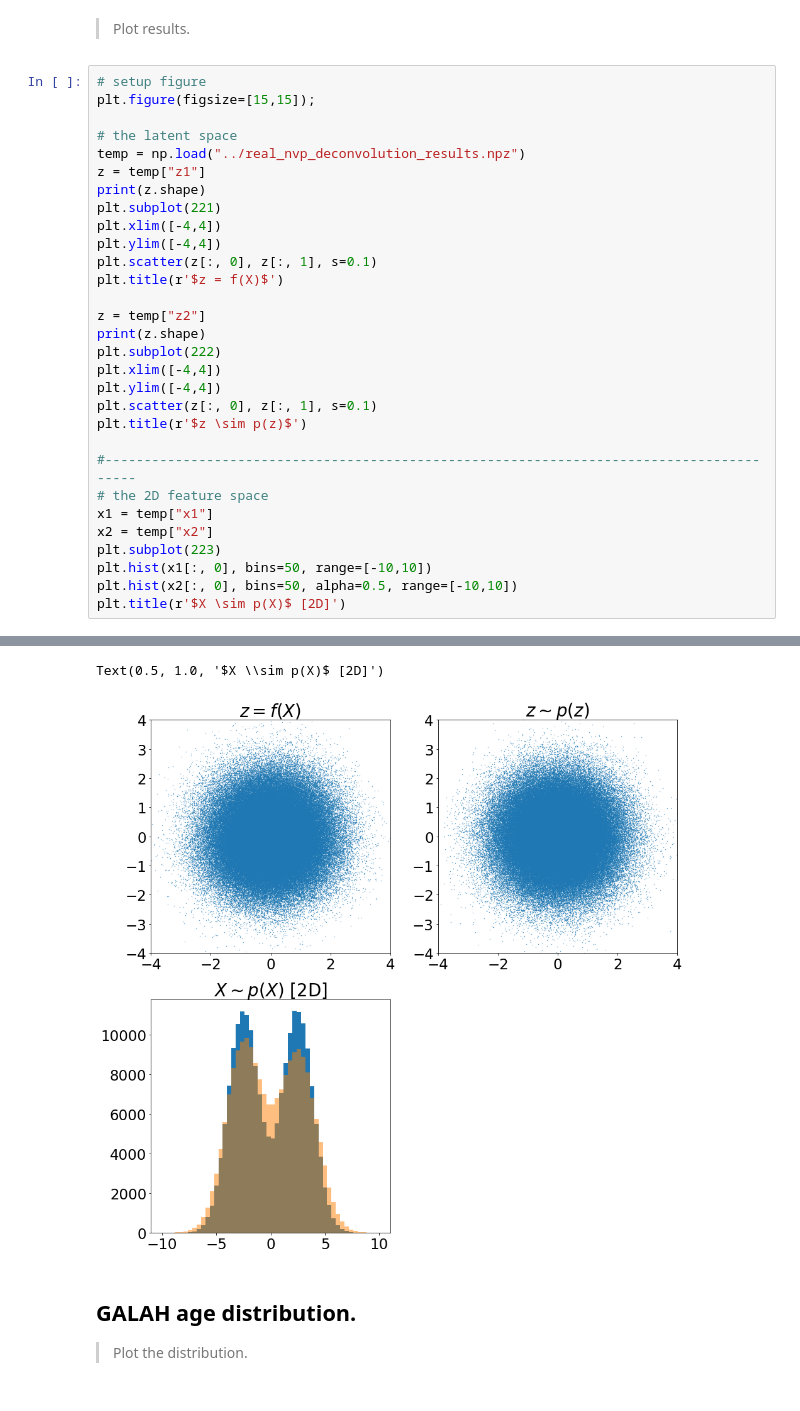
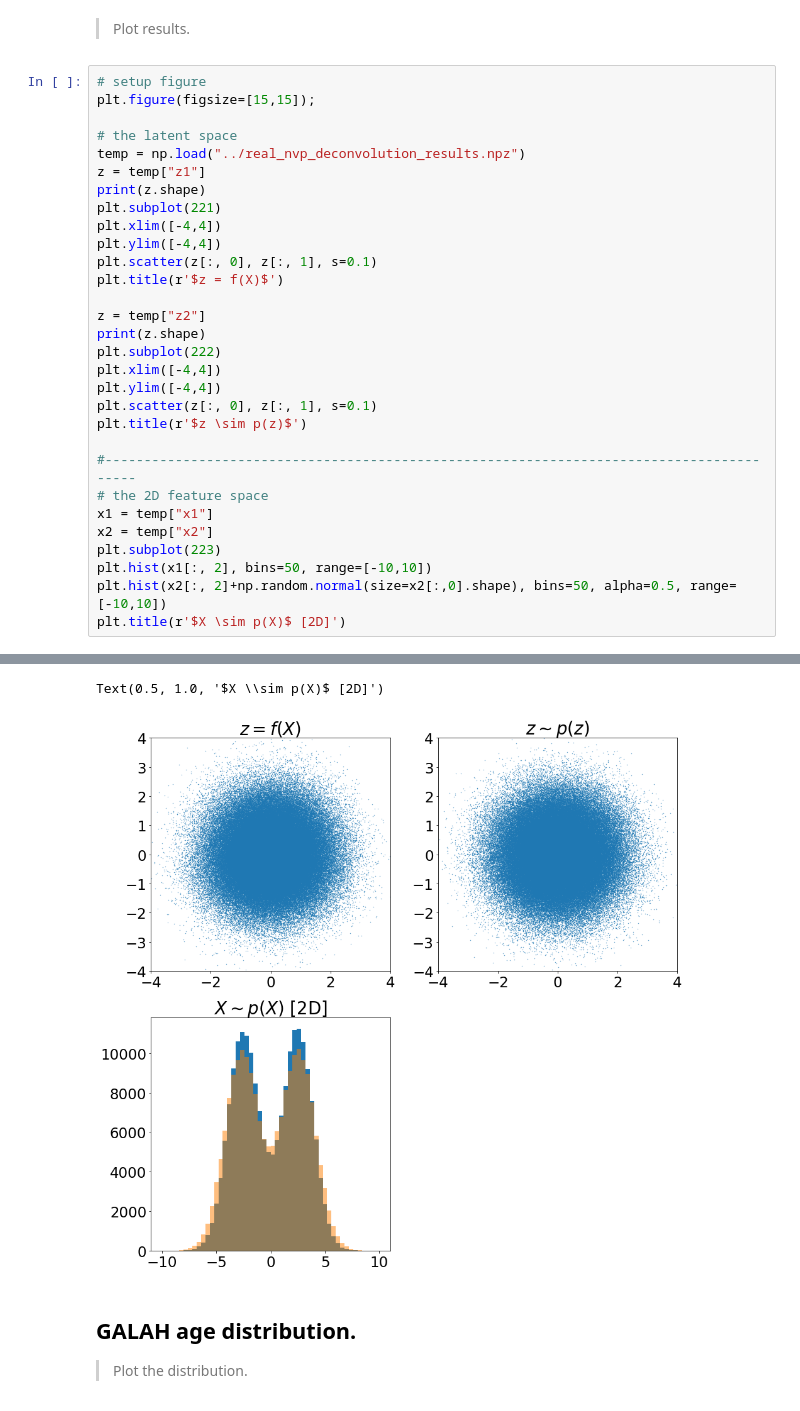
Before and after one commit to astrogilda/LSTM, a Jupyter notebook: RealNVP_Deconvolution.ipynb, the cells around one changed output, grey strips where cells are left out. Saved outputs shown, nothing was run; the diff lists cells and outputs as text.

```diff
--- a/RealNVP_Deconvolution.ipynb
+++ b/RealNVP_Deconvolution.ipynb
@@ -186,36 +186,36 @@ np.savez("../real_nvp_deconvolution_results.npz",\
 plt.figure(figsize=[15,15]);
 
 # the latent space
 temp = np.load("../real_nvp_deconvolution_results.npz")
 z = temp["z1"]
 print(z.shape)
 plt.subplot(221)
 plt.xlim([-4,4])
 plt.ylim([-4,4])
 plt.scatter(z[:, 0], z[:, 1], s=0.1)
 plt.title(r'$z = f(X)$')
 
 z = temp["z2"]
 print(z.shape)
 plt.subplot(222)
 plt.xlim([-4,4])
 plt.ylim([-4,4])
 plt.scatter(z[:, 0], z[:, 1], s=0.1)
 plt.title(r'$z \sim p(z)$')
 
 #-----------------------------------------------------------------------------------------
 # the 2D feature space
 x1 = temp["x1"]
 x2 = temp["x2"]
 plt.subplot(223)
-plt.hist(x1[:, 0], bins=50, range=[-10,10])
-plt.hist(x2[:, 0], bins=50, alpha=0.5, range=[-10,10])
+plt.hist(x1[:, 2], bins=50, range=[-10,10])
+plt.hist(x2[:, 2]+np.random.normal(size=x2[:,0].shape), bins=50, alpha=0.5, range=[-10,10])
 plt.title(r'$X \sim p(X)$ [2D]')
 # %% [output]
 (200000, 5)
 (200000, 5)
 Text(0.5, 1.0, '$X \\sim p(X)$ [2D]')
-[figure, old version]
+[figure, new version]
 # %% [markdown]
 ## GALAH age distribution.
 
```
Also changed, not shown: 1 other file.
